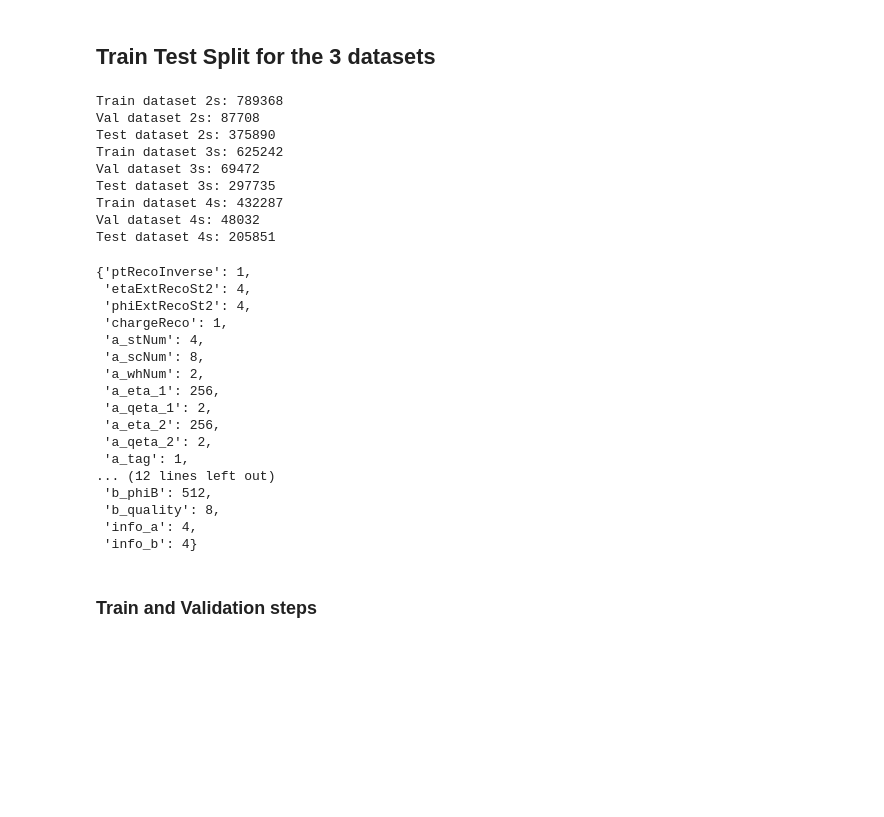
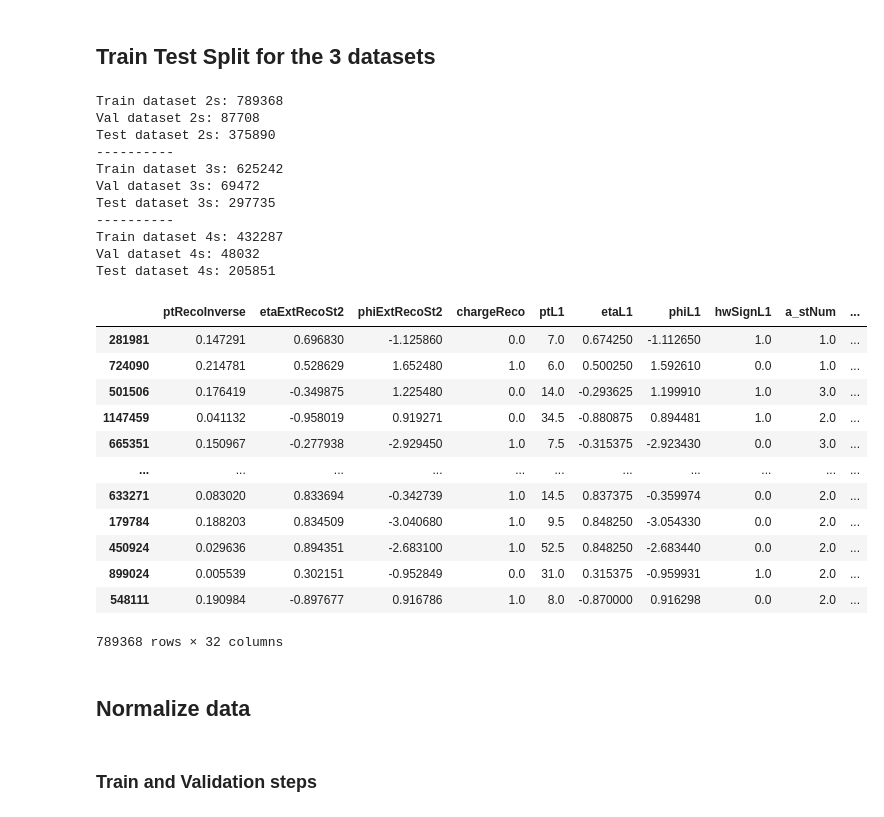
Before and after one commit to Fabiocufino/CERNOpenlab_CMS_Scouting, a Jupyter notebook: 3NNs/NN_charge_classification.ipynb, the cells around one changed output. Drawn from its saved outputs; the diff is of its cells as text; code cells hidden in the pictures; blank space fills up the shorter version.

```diff
--- a/3NNs/NN_charge_classification.ipynb
+++ b/3NNs/NN_charge_classification.ipynb
@@ -283,11 +305,11 @@ train_data_4, val_data_4      = train_test_split(train_val_data_4, test_size=0.1
 print(f"Train dataset 2s: {len(train_data_2)}")
 print(f"Val dataset 2s: {len(val_data_2)}")
 print(f"Test dataset 2s: {len(test_data_2)}")
-
+print('----------')
 print(f"Train dataset 3s: {len(train_data_3)}")
 print(f"Val dataset 3s: {len(val_data_3)}")
 print(f"Test dataset 3s: {len(test_data_3)}")
-
+print('----------')
 print(f"Train dataset 4s: {len(train_data_4)}")
 print(f"Val dataset 4s: {len(val_data_4)}")
 print(f"Test dataset 4s: {len(test_data_4)}")
@@ -295,9 +317,11 @@ print(f"Test dataset 4s: {len(test_data_4)}")
 Train dataset 2s: 789368
 Val dataset 2s: 87708
 Test dataset 2s: 375890
+----------
 Train dataset 3s: 625242
 Val dataset 3s: 69472
 Test dataset 3s: 297735
+----------
 Train dataset 4s: 432287
 Val dataset 4s: 48032
 Test dataset 4s: 205851
@@ -305,23 +329,21 @@ Test dataset 4s: 205851
 #function that create a new dictionary with the features of nromalizations that are present in the data_2
 def get_normalizations_features(data, normalizations):
     return {key: normalizations[key] for key in data.keys() if key in normalizations}
-
-get_normalizations_features(data_2, normalizations)
-# %% [output]
-{'ptRecoInverse': 1,
- 'etaExtRecoSt2': 4,
- 'phiExtRecoSt2': 4,
- 'chargeReco': 1,
- 'a_stNum': 4,
- 'a_scNum': 8,
- 'a_whNum': 2,
- 'a_eta_1': 256,
- 'a_qeta_1': 2,
- 'a_eta_2': 256,
- 'a_qeta_2': 2,
- 'a_tag': 1,
-... (12 lines left out)
- 'b_phiB': 512,
- 'b_quality': 8,
- 'info_a': 4,
- 'info_b': 4}
+# %%
+train_data_2
+# %% [output]
+|  | ptRecoInverse | etaExtRecoSt2 | phiExtRecoSt2 | chargeReco | ptL1 | etaL1 | phiL1 | hwSignL1 | a_stNum | ... |
+| 281981 | 0.147291 | 0.696830 | -1.125860 | 0.0 | 7.0 | 0.674250 | -1.112650 | 1.0 | 1.0 | ... |
+| 724090 | 0.214781 | 0.528629 | 1.652480 | 1.0 | 6.0 | 0.500250 | 1.592610 | 0.0 | 1.0 | ... |
+| 501506 | 0.176419 | -0.349875 | 1.225480 | 0.0 | 14.0 | -0.293625 | 1.199910 | 1.0 | 3.0 | ... |
+| 1147459 | 0.041132 | -0.958019 | 0.919271 | 0.0 | 34.5 | -0.880875 | 0.894481 | 1.0 | 2.0 | ... |
+| 665351 | 0.150967 | -0.277938 | -2.929450 | 1.0 | 7.5 | -0.315375 | -2.923430 | 0.0 | 3.0 | ... |
+| ... | ... | ... | ... | ... | ... | ... | ... | ... | ... | ... |
+| 633271 | 0.083020 | 0.833694 | -0.342739 | 1.0 | 14.5 | 0.837375 | -0.359974 | 0.0 | 2.0 | ... |
+| 179784 | 0.188203 | 0.834509 | -3.040680 | 1.0 | 9.5 | 0.848250 | -3.054330 | 0.0 | 2.0 | ... |
+| 450924 | 0.029636 | 0.894351 | -2.683100 | 1.0 | 52.5 | 0.848250 | -2.683440 | 0.0 | 2.0 | ... |
+| 899024 | 0.005539 | 0.302151 | -0.952849 | 0.0 | 31.0 | 0.315375 | -0.959931 | 1.0 | 2.0 | ... |
+| 548111 | 0.190984 | -0.897677 | 0.916786 | 1.0 | 8.0 | -0.870000 | 0.916298 | 0.0 | 2.0 | ... |
+789368 rows × 32 columns
+# %% [markdown]
+## Normalize data
```
Also changed, not shown: parts of 28 cells of this notebook, 13 other files.
